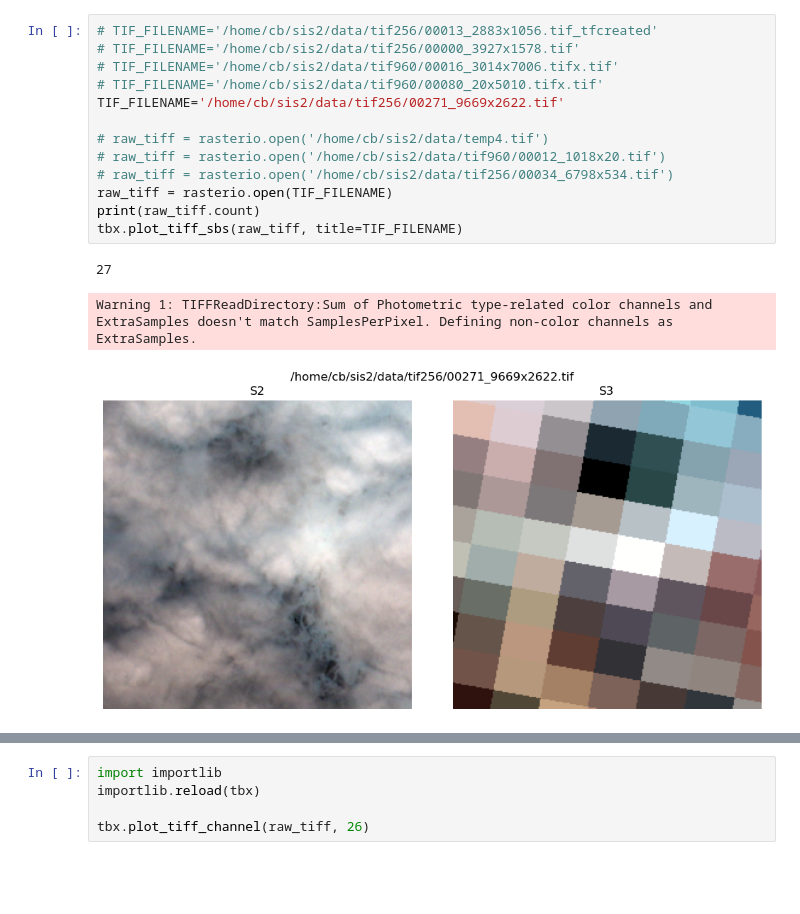
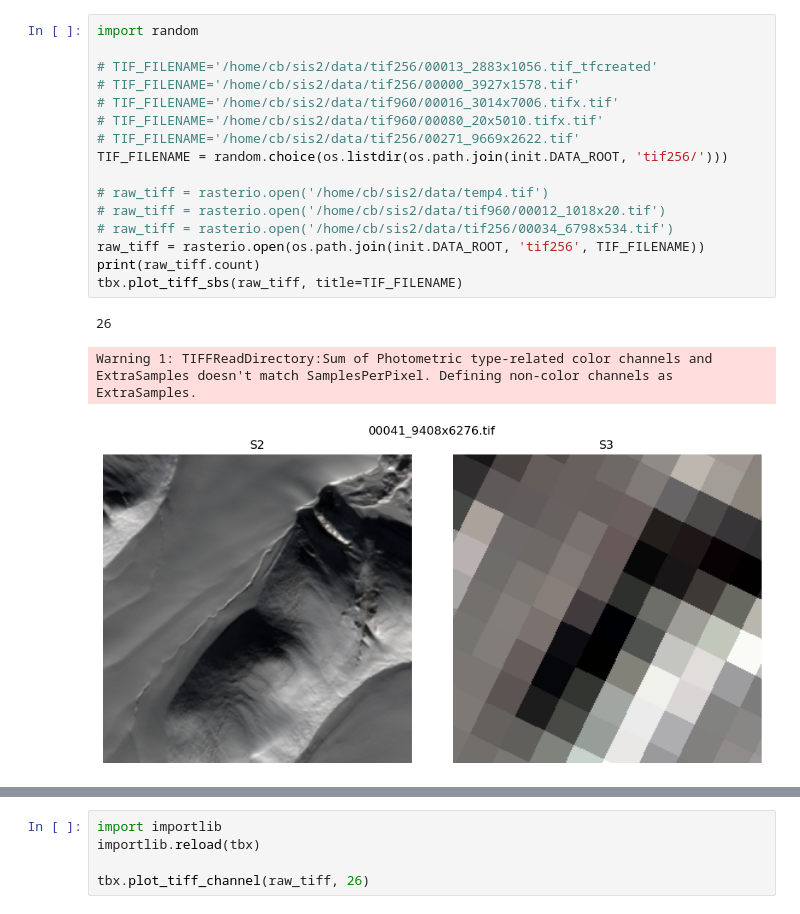
Before and after one commit to ucabcbo/ARISGAN, a Jupyter notebook: preprocessing/single_tiff.ipynb, the cells around one changed output, grey strips where cells are left out. Saved outputs shown, nothing was run; the diff lists cells and outputs as text; blank space fills up the shorter version.

```diff
--- a/preprocessing/single_tiff.ipynb
+++ b/preprocessing/single_tiff.ipynb
@@ -36,17 +33,20 @@ To enable them in other operations, rebuild TensorFlow with the appropriate comp
 # %%
+import random
+
 # TIF_FILENAME='/home/cb/sis2/data/tif256/00013_2883x1056.tif_tfcreated'
 # TIF_FILENAME='/home/cb/sis2/data/tif256/00000_3927x1578.tif'
 # TIF_FILENAME='/home/cb/sis2/data/tif960/00016_3014x7006.tifx.tif'
 # TIF_FILENAME='/home/cb/sis2/data/tif960/00080_20x5010.tifx.tif'
-TIF_FILENAME='/home/cb/sis2/data/tif256/00271_9669x2622.tif'
+# TIF_FILENAME='/home/cb/sis2/data/tif256/00271_9669x2622.tif'
+TIF_FILENAME = random.choice(os.listdir(os.path.join(init.DATA_ROOT, 'tif256/')))
 
 # raw_tiff = rasterio.open('/home/cb/sis2/data/temp4.tif')
 # raw_tiff = rasterio.open('/home/cb/sis2/data/tif960/00012_1018x20.tif')
 # raw_tiff = rasterio.open('/home/cb/sis2/data/tif256/00034_6798x534.tif')
-raw_tiff = rasterio.open(TIF_FILENAME)
+raw_tiff = rasterio.open(os.path.join(init.DATA_ROOT, 'tif256', TIF_FILENAME))
 print(raw_tiff.count)
 tbx.plot_tiff_sbs(raw_tiff, title=TIF_FILENAME)
 # %% [output]
-27
+26
 Warning 1: TIFFReadDirectory:Sum of Photometric type-related color channels and ExtraSamples doesn't match SamplesPerPixel. Defining non-color channels as ExtraSamples.
-[figure, old version]
+[figure, new version]
```
Also changed, not shown: parts of 3 cells of this notebook, 8 other files.
